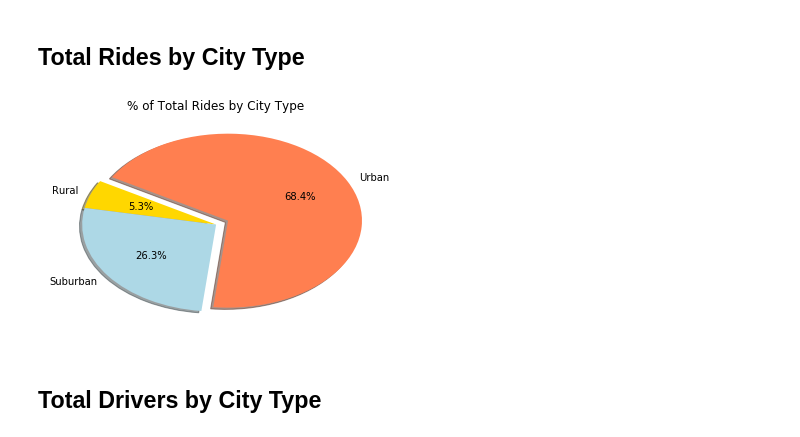
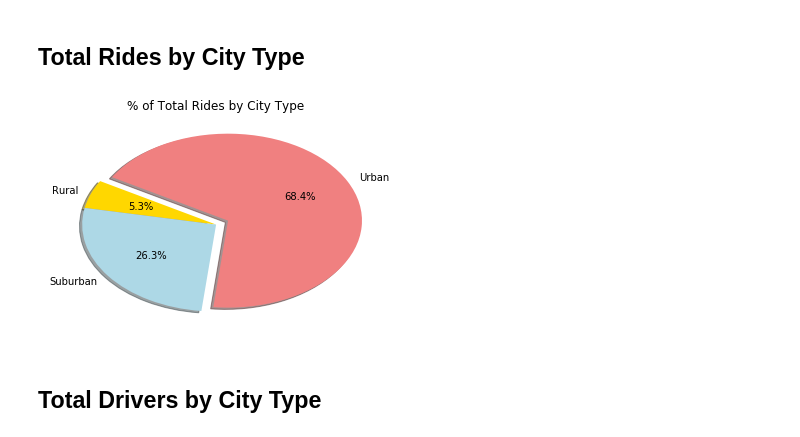
Before and after one commit to DaryaRudych/05-Matplotlib, a Jupyter notebook: pyber_starter.ipynb, the cells around one changed output. Saved outputs shown, nothing was run; the diff lists cells and outputs as text; code cells hidden in the pictures.

```diff
--- a/pyber_starter.ipynb
+++ b/pyber_starter.ipynb
@@ -138,20 +138,20 @@ plt.show()
 # %%
 # Calculate Ride Percents
 rides = merged_data.groupby('type').count()
 rides_by_city = rides['ride_id']/rides['ride_id'].sum()
 
 # Build Pie Chart
-colors = ["gold", "lightblue", "coral"]
+colors = ["gold", "lightblue", "lightcoral"]
 explode = (0, 0, 0.1)
 plt.title("% of Total Rides by City Type")
 plt.pie(rides_by_city, explode=explode, labels=rides_by_city.index, colors=colors, autopct="%1.1f%%", shadow=True, startangle=150)
 
 # Save Figure
 plt.savefig('TotalRidesChart.png')
 
 # Show Figure
 plt.show()
 # %% [output]
-[figure, old version]
+[figure, new version]
 # %% [markdown]
 ## Total Drivers by City Type
```
Also changed, not shown: parts of 4 cells of this notebook, 2 other files.
